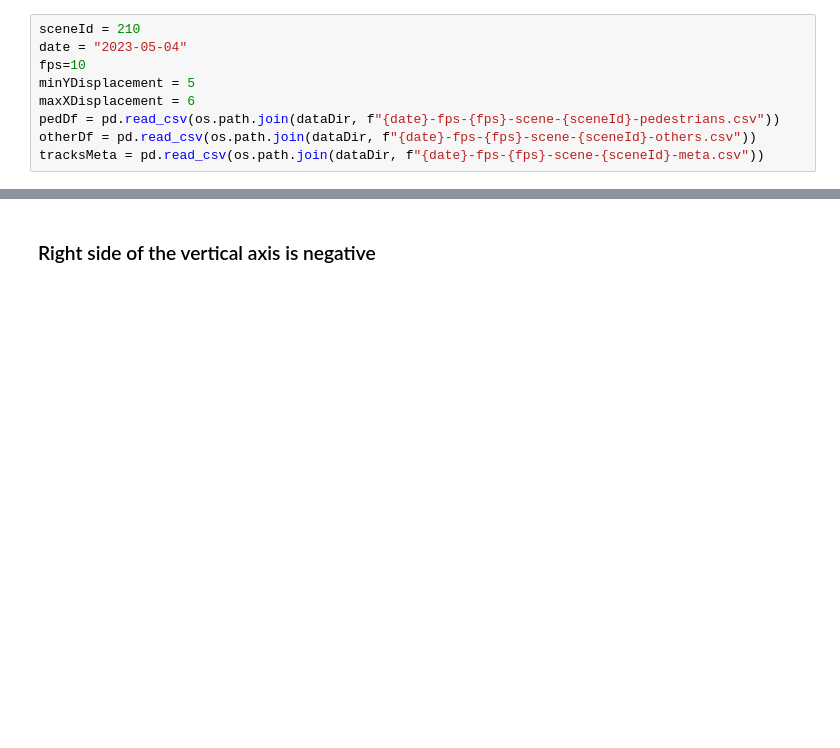
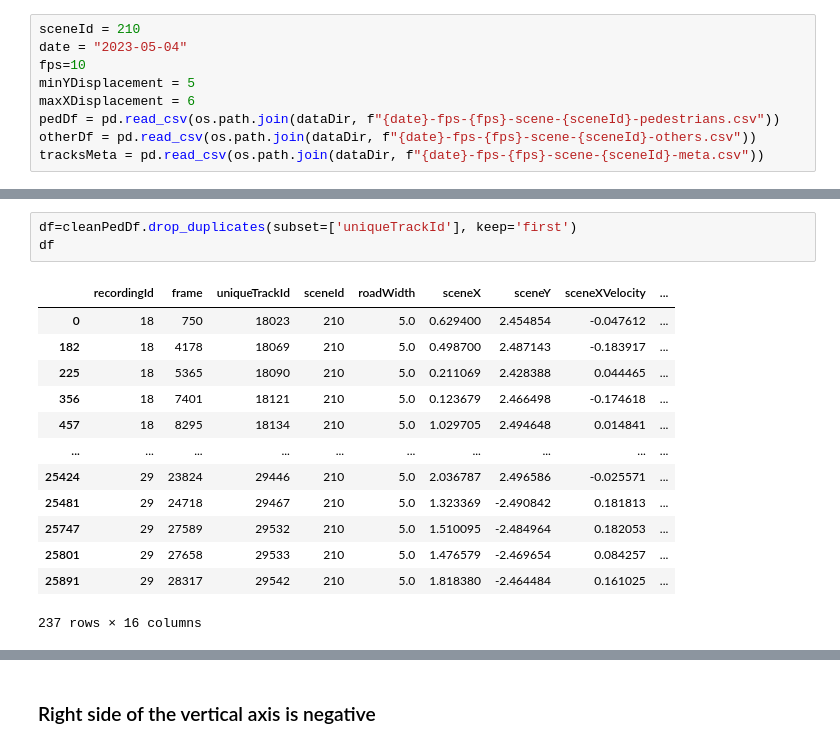
Before and after one commit to BUET-AV/behavior-hypotheses, a Jupyter notebook: src/notebooks/angular-velocity-analysis.ipynb, the cells around one changed output, grey strips where cells are left out. Drawn from its saved outputs; the diff is of its cells as text; blank space fills up the shorter version.

```diff
--- a/src/notebooks/angular-velocity-analysis.ipynb
+++ b/src/notebooks/angular-velocity-analysis.ipynb
@@ -76 +122,18 @@ visualizer.show(cleanPedDf, idCol = 'uniqueTrackId', xCol = 'sceneX', yCol = 'sc
+# %%
+df=cleanPedDf.drop_duplicates(subset=['uniqueTrackId'], keep='first')
+df
+# %% [output]
+|  | recordingId | frame | uniqueTrackId | sceneId | roadWidth | sceneX | sceneY | sceneXVelocity | ... |
+| 0 | 18 | 750 | 18023 | 210 | 5.0 | 0.629400 | 2.454854 | -0.047612 | ... |
+| 182 | 18 | 4178 | 18069 | 210 | 5.0 | 0.498700 | 2.487143 | -0.183917 | ... |
+| 225 | 18 | 5365 | 18090 | 210 | 5.0 | 0.211069 | 2.428388 | 0.044465 | ... |
+| 356 | 18 | 7401 | 18121 | 210 | 5.0 | 0.123679 | 2.466498 | -0.174618 | ... |
+| 457 | 18 | 8295 | 18134 | 210 | 5.0 | 1.029705 | 2.494648 | 0.014841 | ... |
+| ... | ... | ... | ... | ... | ... | ... | ... | ... | ... |
+| 25424 | 29 | 23824 | 29446 | 210 | 5.0 | 2.036787 | 2.496586 | -0.025571 | ... |
+| 25481 | 29 | 24718 | 29467 | 210 | 5.0 | 1.323369 | -2.490842 | 0.181813 | ... |
+| 25747 | 29 | 27589 | 29532 | 210 | 5.0 | 1.510095 | -2.484964 | 0.182053 | ... |
+| 25801 | 29 | 27658 | 29533 | 210 | 5.0 | 1.476579 | -2.469654 | 0.084257 | ... |
+| 25891 | 29 | 28317 | 29542 | 210 | 5.0 | 1.818380 | -2.464484 | 0.161025 | ... |
+237 rows × 16 columns
 # %%
```
Also changed, not shown: parts of 16 cells of this notebook.
